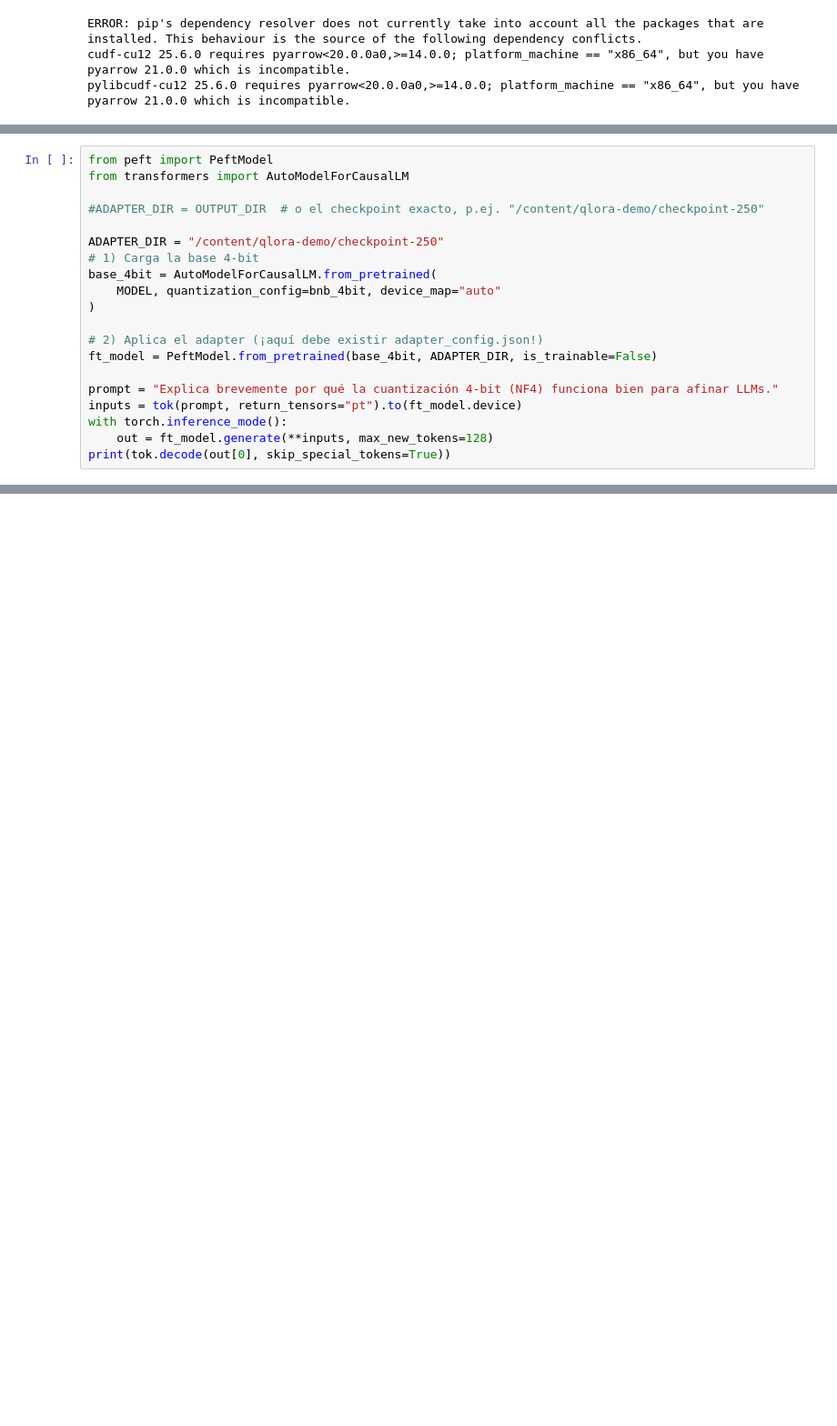
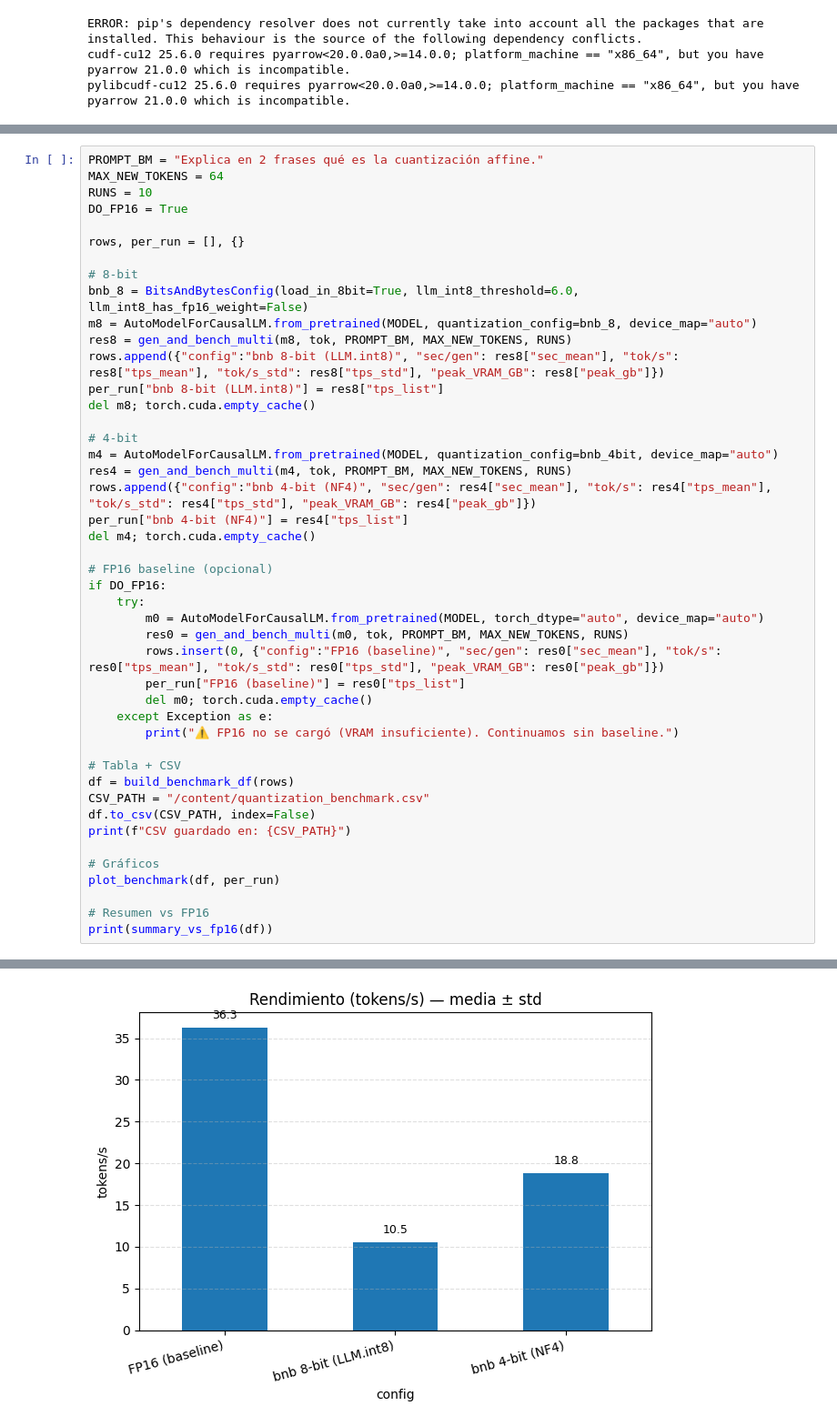
Before and after one commit to EjbejaranosAI/llm-hub, a Jupyter notebook: mastery/notebooks/02_finetuning_qlora.ipynb, the cells around one changed output, grey strips where cells are left out. Shown at 91% size. Saved outputs shown, nothing was run; the diff lists cells and outputs as text; blank space fills up the shorter version.

```diff
--- a/mastery/notebooks/02_finetuning_qlora.ipynb
+++ b/mastery/notebooks/02_finetuning_qlora.ipynb
@@ -193,21 +294,46 @@ TrainOutput(global_step=250, training_loss=1.1884027099609376, metrics={'train_r
 # %%
-from peft import PeftModel
-from transformers import AutoModelForCausalLM
+PROMPT_BM = "Explica en 2 frases qué es la cuantización affine."
+MAX_NEW_TOKENS = 64
+RUNS = 10
+DO_FP16 = True
 
-#ADAPTER_DIR = OUTPUT_DIR  # o el checkpoint exacto, p.ej. "/content/qlora-demo/checkpoint-250"
+rows, per_run = [], {}
 
-ADAPTER_DIR = "/content/qlora-demo/checkpoint-250"
-# 1) Carga la base 4-bit
-base_4bit = AutoModelForCausalLM.from_pretrained(
-    MODEL, quantization_config=bnb_4bit, device_map="auto"
-)
+# 8-bit
+bnb_8 = BitsAndBytesConfig(load_in_8bit=True, llm_int8_threshold=6.0, llm_int8_has_fp16_weight=False)
+m8 = AutoModelForCausalLM.from_pretrained(MODEL, quantization_config=bnb_8, device_map="auto")
+res8 = gen_and_bench_multi(m8, tok, PROMPT_BM, MAX_NEW_TOKENS, RUNS)
+rows.append({"config":"bnb 8-bit (LLM.int8)", "sec/gen": res8["sec_mean"], "tok/s": res8["tps_mean"], "tok/s_std": res8["tps_std"], "peak_VRAM_GB": res8["peak_gb"]})
+per_run["bnb 8-bit (LLM.int8)"] = res8["tps_list"]
+del m8; torch.cuda.empty_cache()
 
-# 2) Aplica el adapter (¡aquí debe existir adapter_config.json!)
-ft_model = PeftModel.from_pretrained(base_4bit, ADAPTER_DIR, is_trainable=False)
+# 4-bit
+m4 = AutoModelForCausalLM.from_pretrained(MODEL, quantization_config=bnb_4bit, device_map="auto")
+res4 = gen_and_bench_multi(m4, tok, PROMPT_BM, MAX_NEW_TOKENS, RUNS)
+rows.append({"config":"bnb 4-bit (NF4)", "sec/gen": res4["sec_mean"], "tok/s": res4["tps_mean"], "tok/s_std": res4["tps_std"], "peak_VRAM_GB": res4["peak_gb"]})
+per_run["bnb 4-bit (NF4)"] = res4["tps_list"]
+del m4; torch.cuda.empty_cache()
 
-prompt = "Explica brevemente por qué la cuantización 4-bit (NF4) funciona bien para afinar LLMs."
-inputs = tok(prompt, return_tensors="pt").to(ft_model.device)
-with torch.inference_mode():
-    out = ft_model.generate(**inputs, max_new_tokens=128)
-print(tok.decode(out[0], skip_special_tokens=True))
+# FP16 baseline (opcional)
+if DO_FP16:
+    try:
+        m0 = AutoModelForCausalLM.from_pretrained(MODEL, torch_dtype="auto", device_map="auto")
+        res0 = gen_and_bench_multi(m0, tok, PROMPT_BM, MAX_NEW_TOKENS, RUNS)
+        rows.insert(0, {"config":"FP16 (baseline)", "sec/gen": res0["sec_mean"], "tok/s": res0["tps_mean"], "tok/s_std": res0["tps_std"], "peak_VRAM_GB": res0["peak_gb"]})
+        per_run["FP16 (baseline)"] = res0["tps_list"]
+        del m0; torch.cuda.empty_cache()
+    except Exception as e:
+        print("⚠️ FP16 no se cargó (VRAM insuficiente). Continuamos sin baseline.")
+
+# Tabla + CSV
+df = build_benchmark_df(rows)
+CSV_PATH = "/content/quantization_benchmark.csv"
+df.to_csv(CSV_PATH, index=False)
+print(f"CSV guardado en: {CSV_PATH}")
+
+# Gráficos
+plot_benchmark(df, per_run)
+
+# Resumen vs FP16
+print(summary_vs_fp16(df))
 # %% [output]
@@ -215,0 +347 @@ Explain briefly why the 4-bit NF4 encoding scheme works well for fine-tuning LLM
+[figure, added]
```
Also changed, not shown: parts of 17 cells of this notebook.
